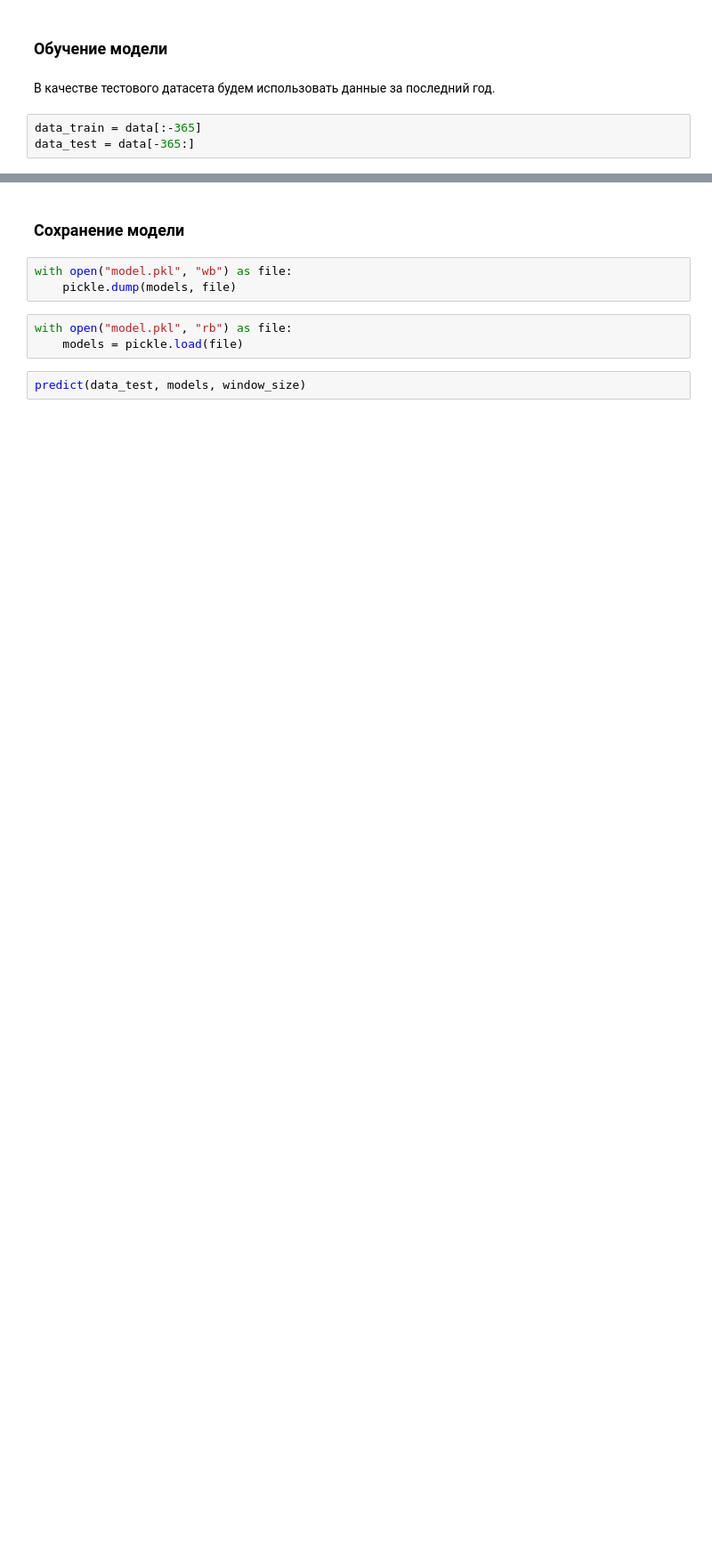
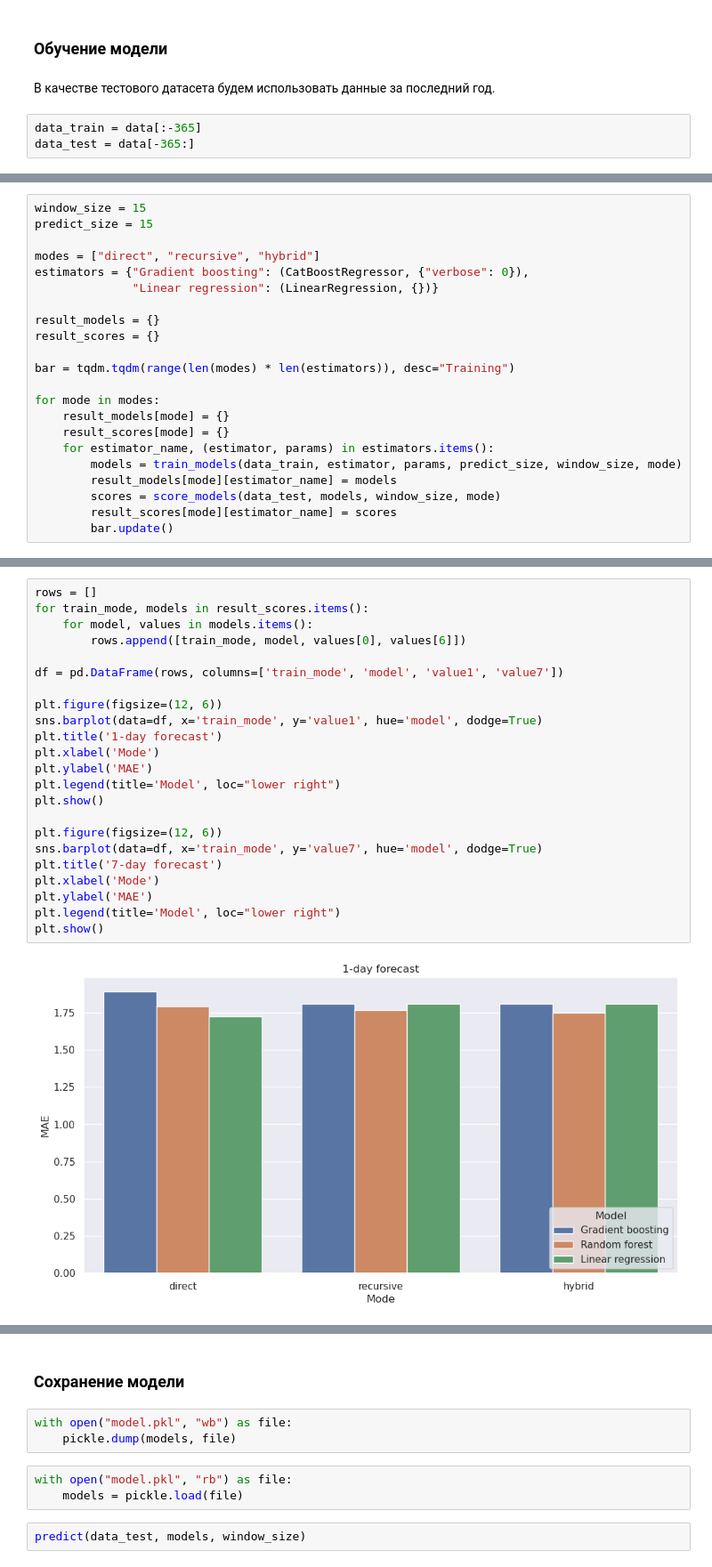
Before and after one commit to Tematikys/Weather-Predictor, a Jupyter notebook: train.ipynb, the cells around one changed output, grey strips where cells are left out. Shown at 89% size. Drawn from its saved outputs; the diff is of its cells as text; blank space fills up the shorter version.

Commit message:
add new train modes

```diff
--- a/train.ipynb
+++ b/train.ipynb
@@ -224,0 +239,22 @@ array([2.18952808, 2.94609747, 3.03825659, 3.28511796, 3.49847958,
+# %%
+window_size = 15
+predict_size = 15
+
+modes = ["direct", "recursive", "hybrid"]
+estimators = {"Gradient boosting": (CatBoostRegressor, {"verbose": 0}),
+              "Linear regression": (LinearRegression, {})}
+
+result_models = {}
+result_scores = {}
+
+bar = tqdm.tqdm(range(len(modes) * len(estimators)), desc="Training")
+
+for mode in modes:
+    result_models[mode] = {}
+    result_scores[mode] = {}
+    for estimator_name, (estimator, params) in estimators.items():
+        models = train_models(data_train, estimator, params, predict_size, window_size, mode)
+        result_models[mode][estimator_name] = models
+        scores = score_models(data_test, models, window_size, mode)
+        result_scores[mode][estimator_name] = scores
+        bar.update()
@@ -224,0 +263,25 @@ array([2.18952808, 2.94609747, 3.03825659, 3.28511796, 3.49847958,
+# %%
+rows = []
+for train_mode, models in result_scores.items():
+    for model, values in models.items():
+        rows.append([train_mode, model, values[0], values[6]])
+
+df = pd.DataFrame(rows, columns=['train_mode', 'model', 'value1', 'value7'])
+
+plt.figure(figsize=(12, 6))
+sns.barplot(data=df, x='train_mode', y='value1', hue='model', dodge=True)
+plt.title('1-day forecast')
+plt.xlabel('Mode')
+plt.ylabel('MAE')
+plt.legend(title='Model', loc="lower right")
+plt.show()
+
+plt.figure(figsize=(12, 6))
+sns.barplot(data=df, x='train_mode', y='value7', hue='model', dodge=True)
+plt.title('7-day forecast')
+plt.xlabel('Mode')
+plt.ylabel('MAE')
+plt.legend(title='Model', loc="lower right")
+plt.show()
+# %% [output]
+[figure, added]
```
Also changed, not shown: parts of 19 cells of this notebook.
